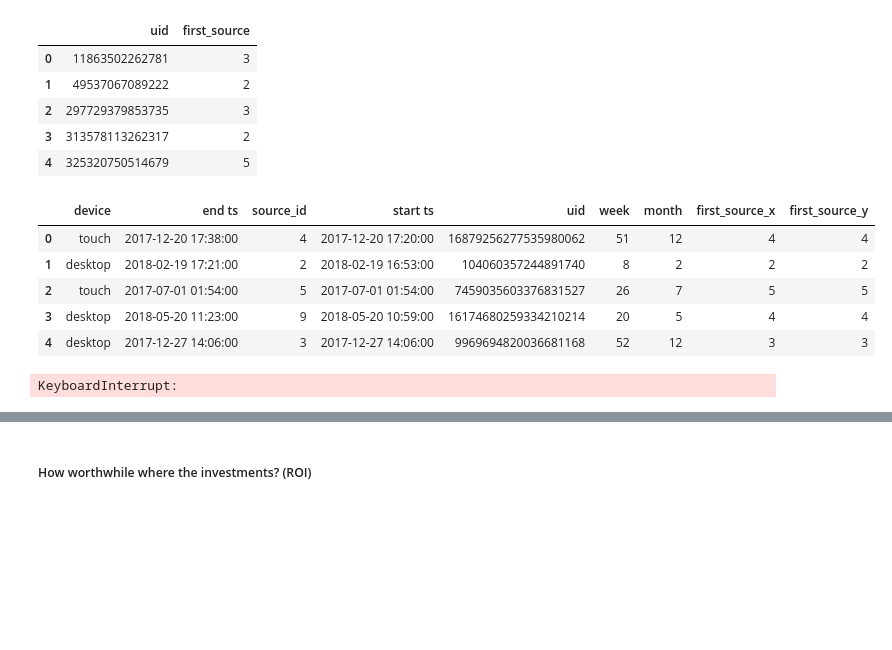
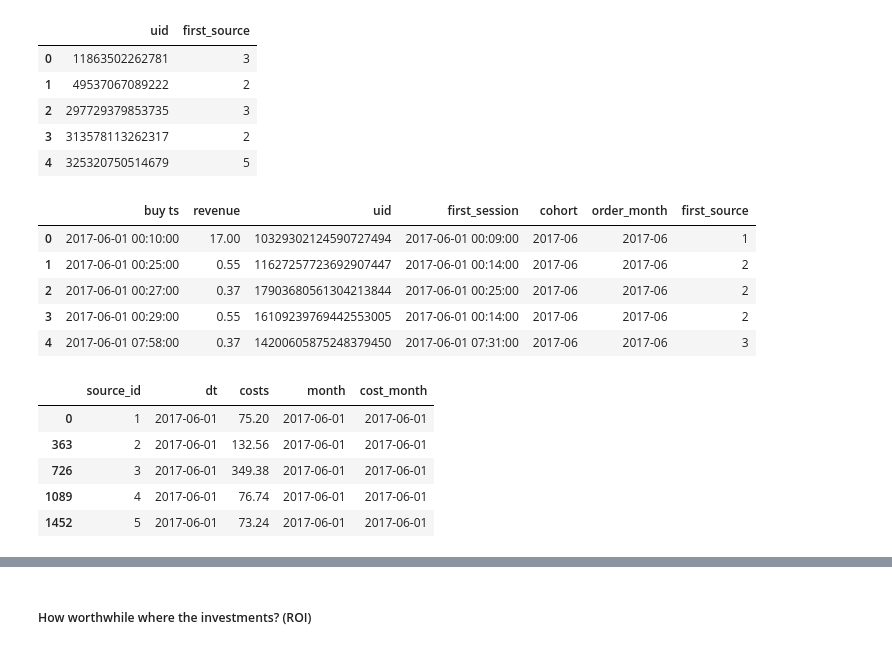
Before and after one commit to AcePine/yandex-marketing-expenses, a Jupyter notebook: yandex-data.ipynb, the cells around one changed output, grey strips where cells are left out. Saved outputs shown, nothing was run; the diff lists cells and outputs as text; code cells hidden in the pictures; blank space fills up the shorter version.

```diff
--- a/yandex-data.ipynb
+++ b/yandex-data.ipynb
@@ -1022,7 +1022,7 @@ Name: source id, dtype: int64
 # %%
 # we will define the first source that they came from as the main source
 
-first_source = visits.sort_values('start ts').groupby('uid').first()['source id'].reset_index()
+first_source = visits2.sort_values('start ts').groupby('uid').first()['source id'].reset_index()
 first_source.columns = ['uid', 'first_source']
 first_source.head()
 # %% [output]
@@ -1033,36 +1033,21 @@ first_source.head()
 | 3 | 313578113262317 | 2 |
 | 4 | 325320750514679 | 5 |
 # %%
-visits = visits.merge(first_source, on=['uid'], how='left')
-visits.head()
+orders_2 = orders_2.merge(first_source, on=['uid'], how='left')
+orders_2.head()
 # %% [output]
-|  | device | end ts | source_id | start ts | uid | week | month | first_source_x | first_source_y |
-| 0 | touch | 2017-12-20 17:38:00 | 4 | 2017-12-20 17:20:00 | 16879256277535980062 | 51 | 12 | 4 | 4 |
-| 1 | desktop | 2018-02-19 17:21:00 | 2 | 2018-02-19 16:53:00 | 104060357244891740 | 8 | 2 | 2 | 2 |
-| 2 | touch | 2017-07-01 01:54:00 | 5 | 2017-07-01 01:54:00 | 7459035603376831527 | 26 | 7 | 5 | 5 |
-| 3 | desktop | 2018-05-20 11:23:00 | 9 | 2018-05-20 10:59:00 | 16174680259334210214 | 20 | 5 | 4 | 4 |
-| 4 | desktop | 2017-12-27 14:06:00 | 3 | 2017-12-27 14:06:00 | 9969694820036681168 | 52 | 12 | 3 | 3 |
+|  | buy ts | revenue | uid | first_session | cohort | order_month | first_source |
+| 0 | 2017-06-01 00:10:00 | 17.00 | 10329302124590727494 | 2017-06-01 00:09:00 | 2017-06 | 2017-06 | 1 |
+| 1 | 2017-06-01 00:25:00 | 0.55 | 11627257723692907447 | 2017-06-01 00:14:00 | 2017-06 | 2017-06 | 2 |
+| 2 | 2017-06-01 00:27:00 | 0.37 | 17903680561304213844 | 2017-06-01 00:25:00 | 2017-06 | 2017-06 | 2 |
+| 3 | 2017-06-01 00:29:00 | 0.55 | 16109239769442553005 | 2017-06-01 00:14:00 | 2017-06 | 2017-06 | 2 |
+| 4 | 2017-06-01 07:58:00 | 0.37 | 14200605875248379450 | 2017-06-01 07:31:00 | 2017-06 | 2017-06 | 3 |
-# %%
-# Update column name in visits dataframe
-visits.rename(columns={'source id': 'source_id'}, inplace=True)
-
-# Merge orders and costs dataframes
-merged_data = visits.merge(costs, left_on='source_id', right_on='source_id')
-
-# Calculate total costs per source
-total_costs = merged_data.groupby('source_id')['costs'].sum()
-
-# Calculate number of unique customers per source
-unique_customers = merged_data.groupby('source_id')['uid'].nunique()
-
-# Calculate customer acquisition cost per source
-cac = total_costs / unique_customers
-
-# Create a bar plot of customer acquisition cost
-cac.plot(kind='bar', figsize=(10, 6))
-plt.title('Customer Acquisition Cost by Source')
-plt.xlabel('Source ID')
-plt.ylabel('Customer Acquisition Cost')
-# plt.show()
-# %% [output]
-KeyboardInterrupt:
+# %%
+costs.head()
+# %% [output]
+|  | source_id | dt | costs | month | cost_month |
+| 0 | 1 | 2017-06-01 | 75.20 | 2017-06-01 | 2017-06-01 |
+| 363 | 2 | 2017-06-01 | 132.56 | 2017-06-01 | 2017-06-01 |
+| 726 | 3 | 2017-06-01 | 349.38 | 2017-06-01 | 2017-06-01 |
+| 1089 | 4 | 2017-06-01 | 76.74 | 2017-06-01 | 2017-06-01 |
+| 1452 | 5 | 2017-06-01 | 73.24 | 2017-06-01 | 2017-06-01 |
```
Also changed, not shown: parts of 4 cells of this notebook.
